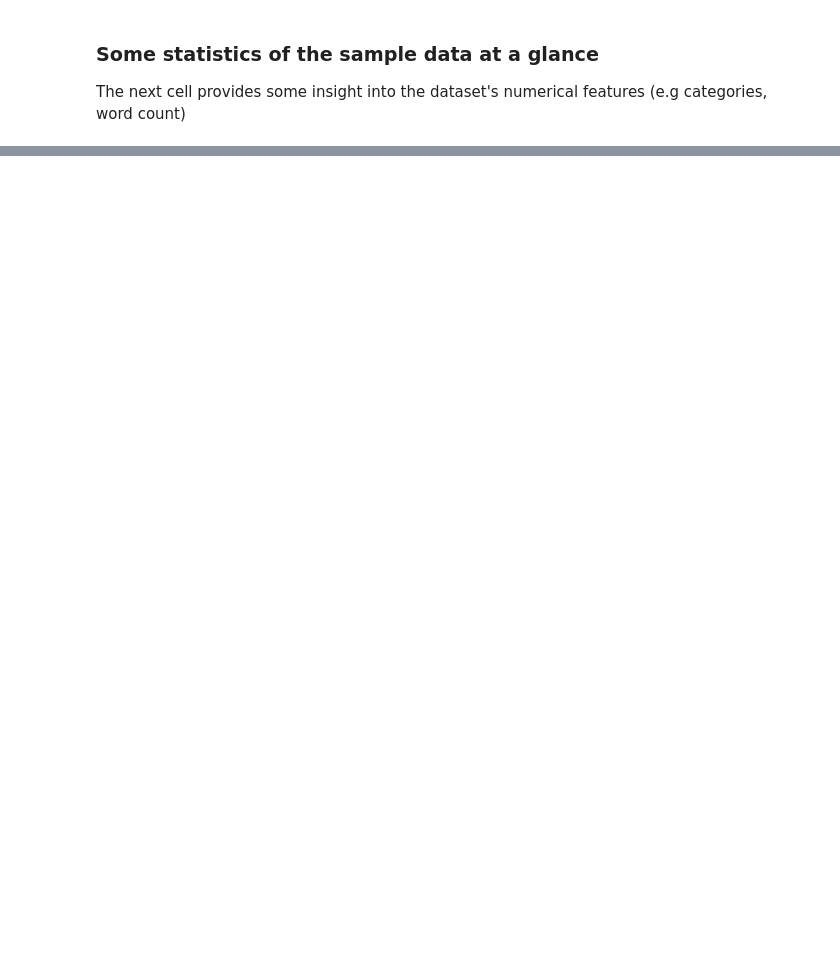
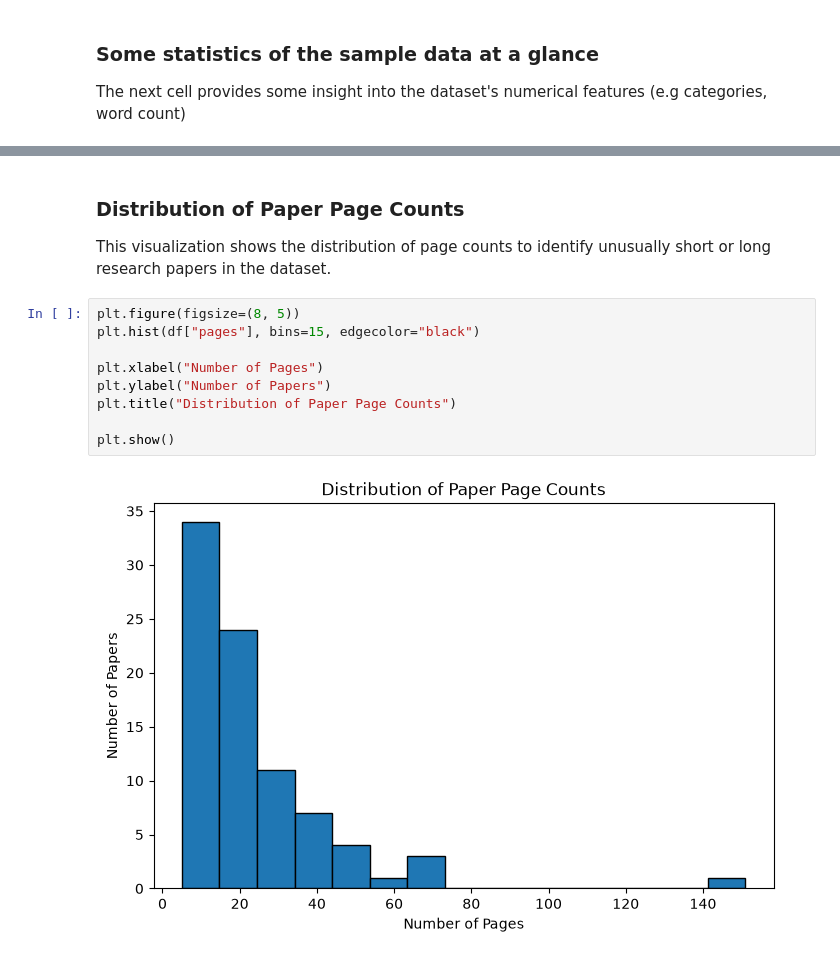
Before and after one commit to Break-Through-Tech/KPMG-1C-ai-research-intelligence-agent-for-business-insight-translation, a Jupyter notebook: notebooks/eda_workbook.ipynb, the cells around one changed output, grey strips where cells are left out. Drawn from its saved outputs; the diff is of its cells as text; blank space fills up the shorter version.

```diff
--- a/notebooks/eda_workbook.ipynb
+++ b/notebooks/eda_workbook.ipynb
@@ -837,0 +837,15 @@ Top 10 papers with the most words:
+# %% [markdown]
+### Distribution of Paper Page Counts
+
+This visualization shows the distribution of page counts to identify unusually short or long research papers in the dataset.
+# %%
+plt.figure(figsize=(8, 5))
+plt.hist(df["pages"], bins=15, edgecolor="black")
+
+plt.xlabel("Number of Pages")
+plt.ylabel("Number of Papers")
+plt.title("Distribution of Paper Page Counts")
+
+plt.show()
+# %% [output]
+[figure, added]
```
Also changed, not shown: parts of 26 cells of this notebook.
